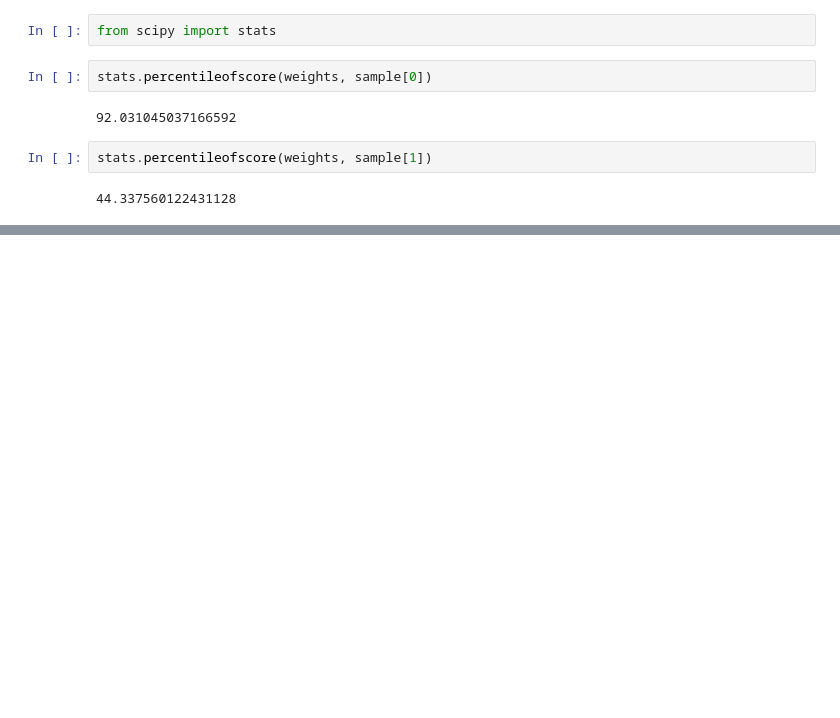
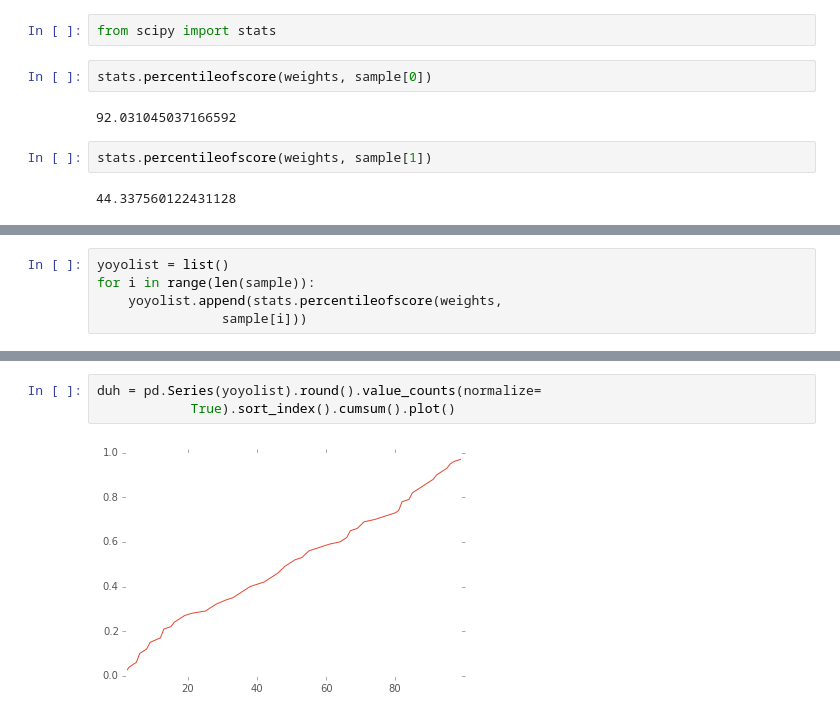
Before and after one commit to doolingdavid/ThinkStats2, a Jupyter notebook: code/notes.ipynb, the cells around one changed output, grey strips where cells are left out. Saved outputs shown, nothing was run; the diff lists cells and outputs as text; blank space fills up the shorter version.

```diff
--- a/code/notes.ipynb
+++ b/code/notes.ipynb
@@ -1379,0 +1386,5 @@ stats.percentileofscore(weights, sample[1])
+# %%
+yoyolist = list()
+for i in range(len(sample)):
+    yoyolist.append(stats.percentileofscore(weights,
+                sample[i]))
@@ -1379,0 +1411,5 @@ stats.percentileofscore(weights, sample[1])
+# %%
+duh = pd.Series(yoyolist).round().value_counts(normalize=
+            True).sort_index().cumsum().plot()
+# %% [output]
+[figure, added]
```
Also changed, not shown: parts of 3 cells of this notebook.
